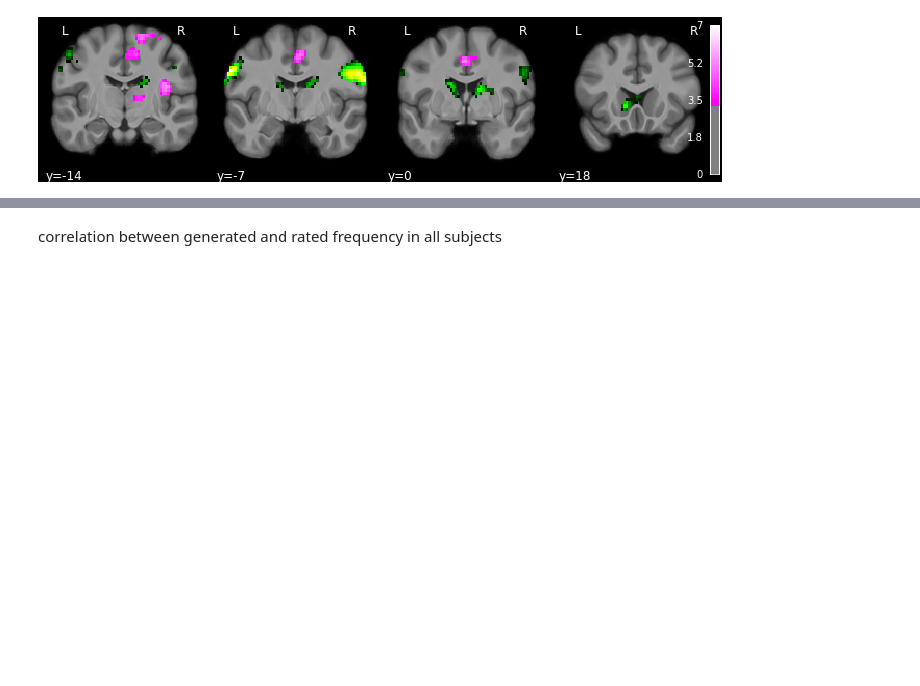
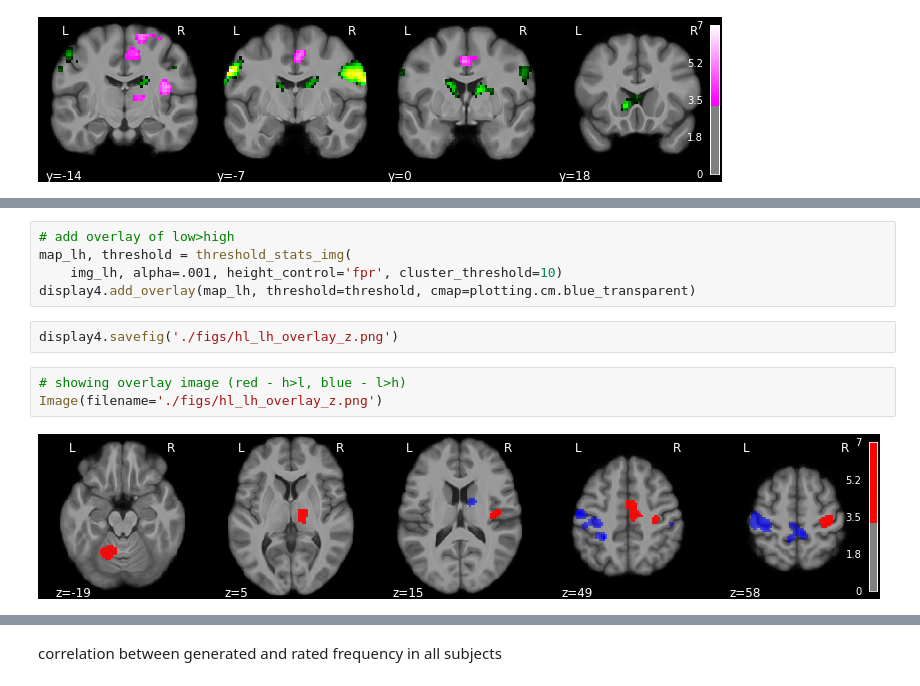
Before and after one commit to NoxLab-cam/tsl_paper, a Jupyter notebook: imaging_plot/visualise_additional.ipynb, the cells around one changed output, grey strips where cells are left out. Drawn from its saved outputs; the diff is of its cells as text; blank space fills up the shorter version.

```diff
--- a/imaging_plot/visualise_additional.ipynb
+++ b/imaging_plot/visualise_additional.ipynb
@@ -71,0 +88,12 @@ Image(filename='./figs/jf_hl_overlay_y.png')
+# %%
+# add overlay of low>high
+map_lh, threshold = threshold_stats_img(
+    img_lh, alpha=.001, height_control='fpr', cluster_threshold=10)
+display4.add_overlay(map_lh, threshold=threshold, cmap=plotting.cm.blue_transparent)
+# %%
+display4.savefig('./figs/hl_lh_overlay_z.png')
+# %%
+# showing overlay image (red - h>l, blue - l>h)
+Image(filename='./figs/hl_lh_overlay_z.png')
+# %% [output]
+[figure, added]
```
Also changed, not shown: parts of 11 cells of this notebook.
